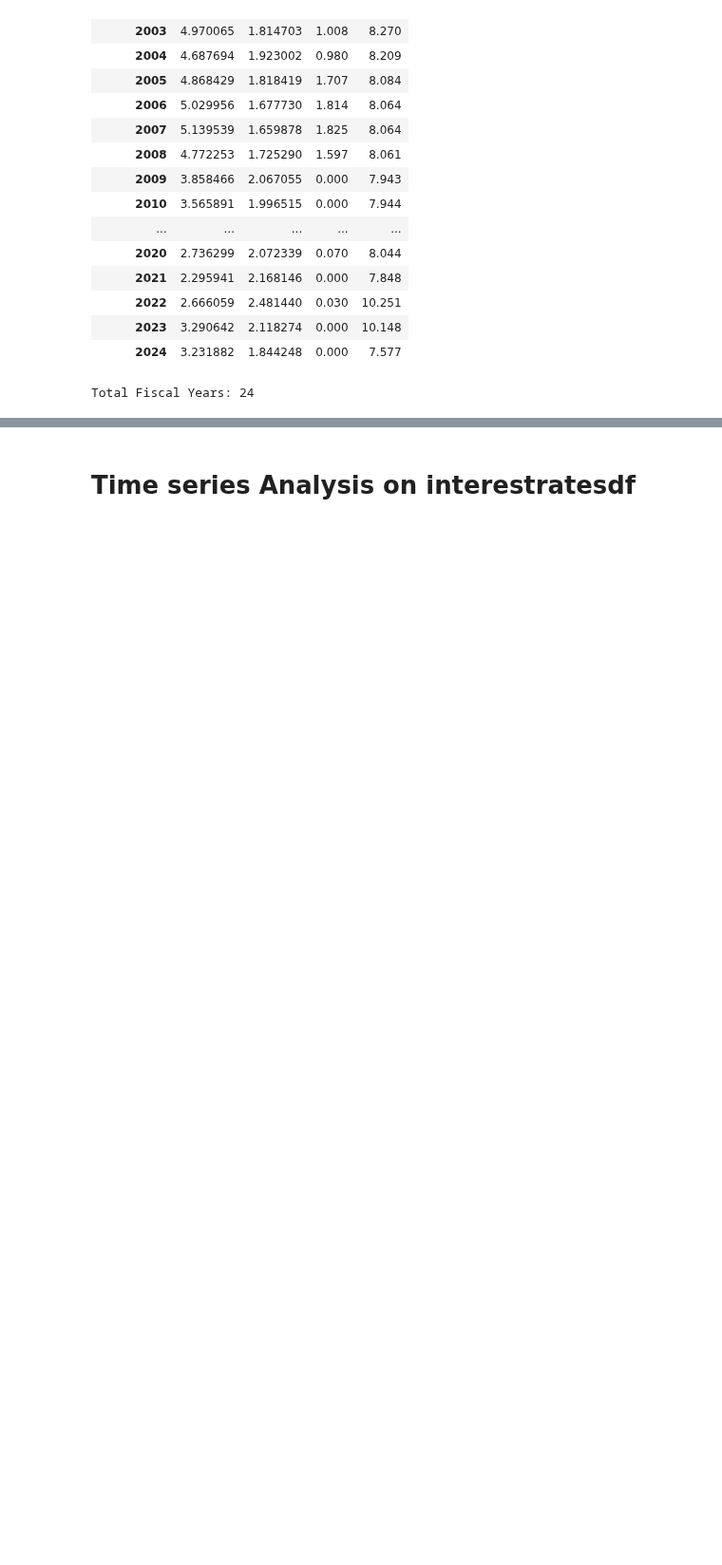
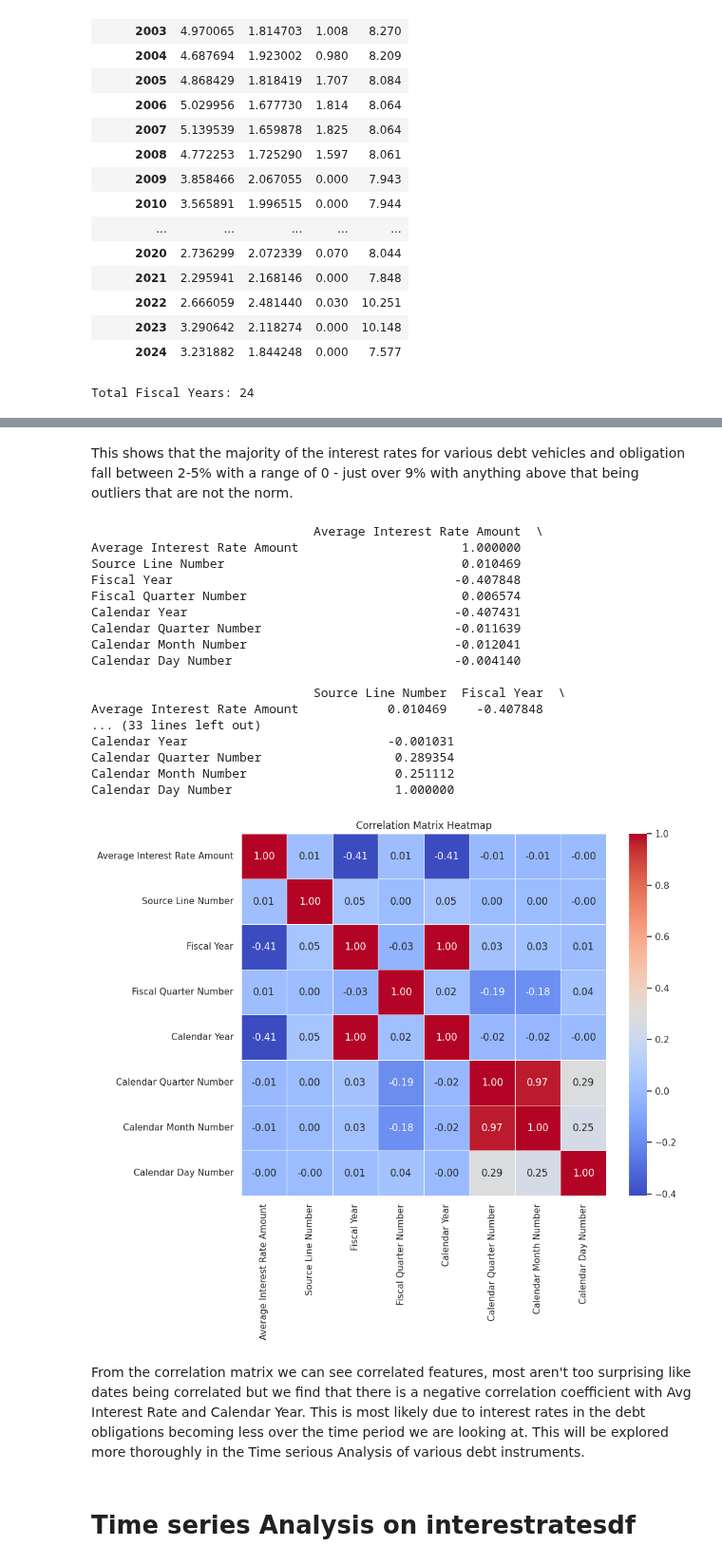
Before and after one commit to felabonte/DataMiningFinalProject, a Jupyter notebook: CS6220_DataMining_FinalProject.ipynb, the cells around one changed output, grey strips where cells are left out. Shown at 95% size. Saved outputs shown, nothing was run; the diff lists cells and outputs as text; code cells hidden in the pictures; blank space fills up the shorter version.

```diff
--- a/CS6220_DataMining_FinalProject.ipynb
+++ b/CS6220_DataMining_FinalProject.ipynb
@@ -258,3 +272,38 @@ Total Fiscal Years: 24
+# %% [markdown]
+This shows that the majority of the interest rates for various debt vehicles and obligation fall between 2-5% with a range of 0 - just over 9% with anything above that being outliers that are not the norm.
+# %%
+import seaborn as sns
+import matplotlib.pyplot as plt
+
+correlation_matrix = interestratesdf.corr()
+print(correlation_matrix)
+
+# Plotting the correlation matrix heatmap
+plt.figure(figsize=(10, 8))
+sns.heatmap(correlation_matrix, annot=True, cmap='coolwarm', fmt='.2f', linewidths=0.5)
+plt.title('Correlation Matrix Heatmap')
+plt.show()
+# %% [output]
+                              Average Interest Rate Amount  \
+Average Interest Rate Amount                      1.000000
+Source Line Number                                0.010469
+Fiscal Year                                      -0.407848
+Fiscal Quarter Number                             0.006574
+Calendar Year                                    -0.407431
+Calendar Quarter Number                          -0.011639
+Calendar Month Number                            -0.012041
+Calendar Day Number                              -0.004140
+
+                              Source Line Number  Fiscal Year  \
+Average Interest Rate Amount            0.010469    -0.407848
+... (33 lines left out)
+Calendar Year                           -0.001031
+Calendar Quarter Number                  0.289354
+Calendar Month Number                    0.251112
+Calendar Day Number                      1.000000
+[figure, added]
+# %% [markdown]
+From the correlation matrix we can see correlated features, most aren't too surprising like dates being correlated but we find that there is a negative correlation coefficient with Avg Interest Rate and Calendar Year. This is most likely due to interest rates in the debt obligations becoming less over the time period we are looking at. This will be explored more thoroughly in the Time serious Analysis of various debt instruments.
 # %% [markdown]
 # Time series Analysis on interestratesdf
 # %%
```
Also changed, not shown: parts of 6 cells of this notebook.
